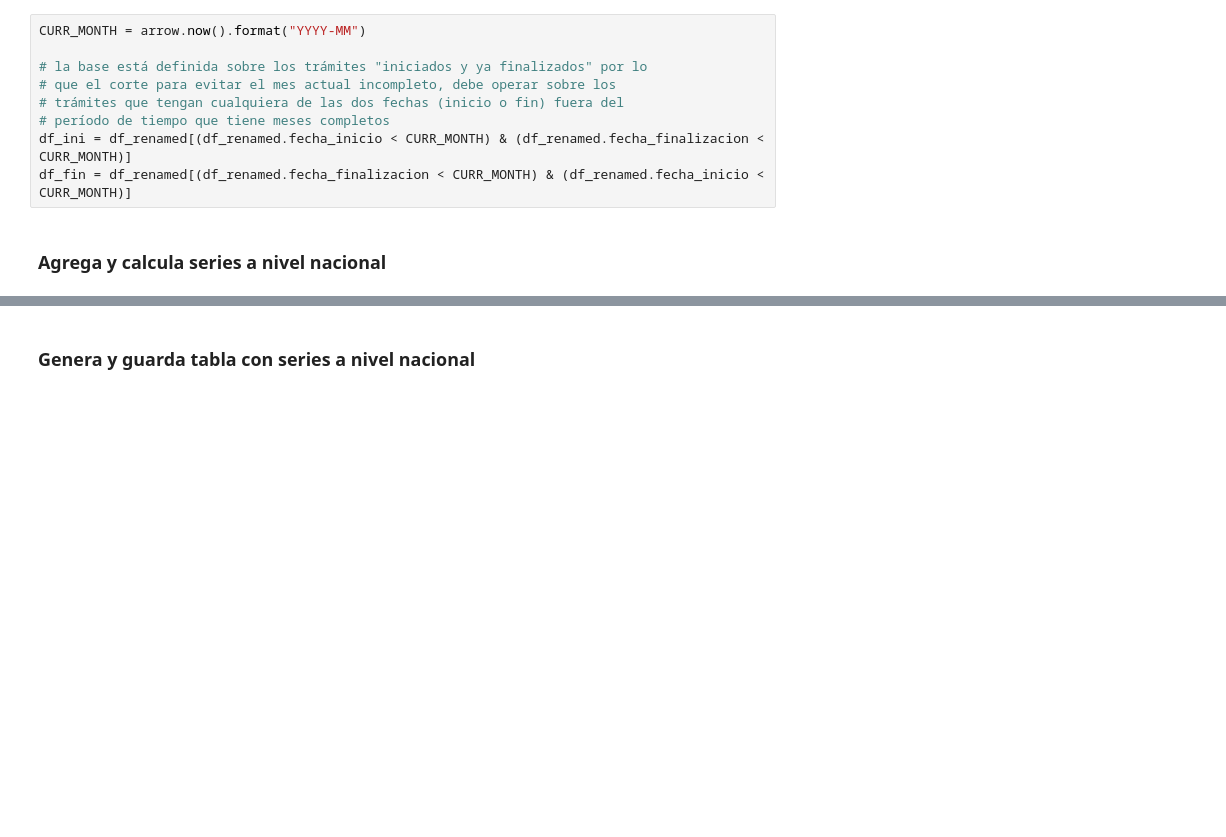
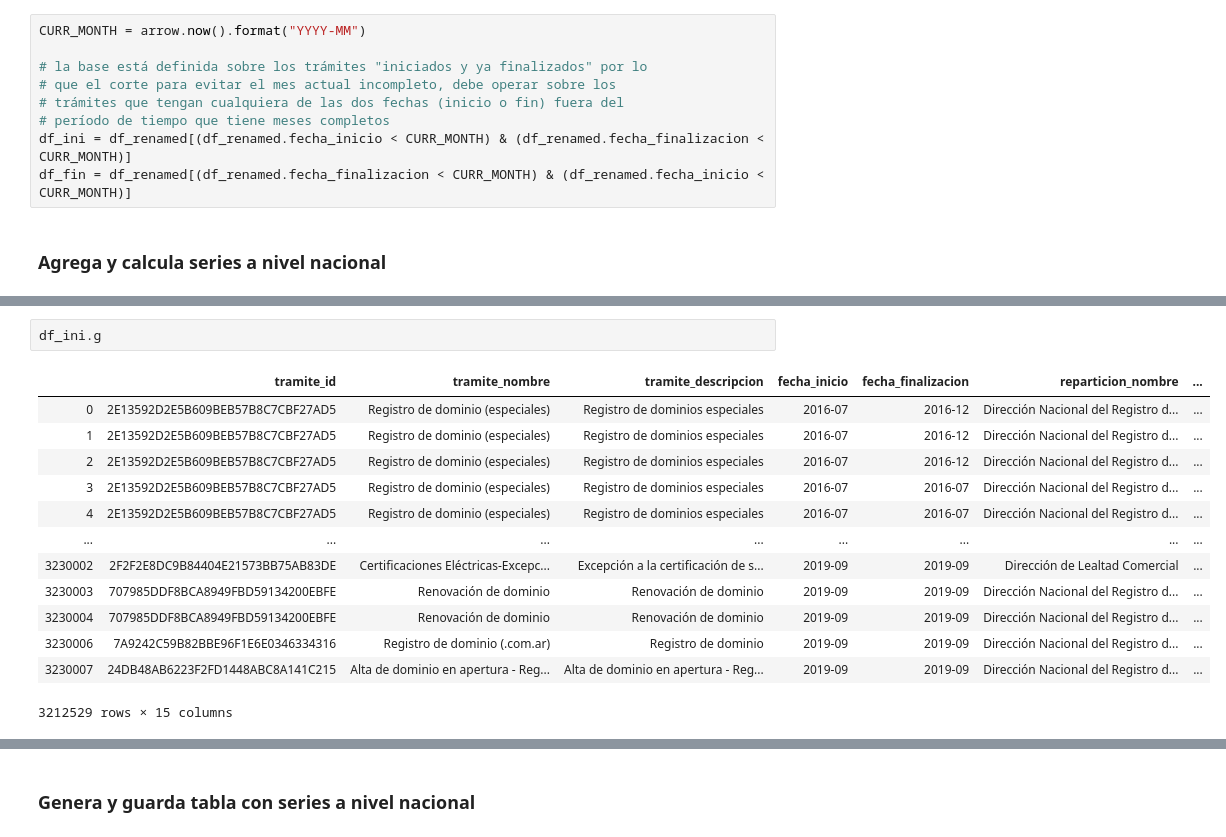
Before and after one commit to datosgobar/datasets-portal, a Jupyter notebook: tramites-distancia/TAD | Rutina de limpieza para publicación.ipynb, the cells around one changed output, grey strips where cells are left out. Cells and saved outputs as stored; diff of their text form; blank space fills up the shorter version.

```diff
--- a/tramites-distancia/TAD | Rutina de limpieza para publicación.ipynb
+++ b/tramites-distancia/TAD | Rutina de limpieza para publicación.ipynb
@@ -268,3 +278,19 @@ df_fin = df_renamed[(df_renamed.fecha_finalizacion < CURR_MONTH) & (df_renamed.f
+# %%
+df_ini.g
+# %% [output]
+|  | tramite_id | tramite_nombre | tramite_descripcion | fecha_inicio | fecha_finalizacion | reparticion_nombre | ... |
+| 0 | 2E13592D2E5B609BEB57B8C7CBF27AD5 | Registro de dominio (especiales) | Registro de dominios especiales | 2016-07 | 2016-12 | Dirección Nacional del Registro d... | ... |
+| 1 | 2E13592D2E5B609BEB57B8C7CBF27AD5 | Registro de dominio (especiales) | Registro de dominios especiales | 2016-07 | 2016-12 | Dirección Nacional del Registro d... | ... |
+| 2 | 2E13592D2E5B609BEB57B8C7CBF27AD5 | Registro de dominio (especiales) | Registro de dominios especiales | 2016-07 | 2016-12 | Dirección Nacional del Registro d... | ... |
+| 3 | 2E13592D2E5B609BEB57B8C7CBF27AD5 | Registro de dominio (especiales) | Registro de dominios especiales | 2016-07 | 2016-07 | Dirección Nacional del Registro d... | ... |
+| 4 | 2E13592D2E5B609BEB57B8C7CBF27AD5 | Registro de dominio (especiales) | Registro de dominios especiales | 2016-07 | 2016-07 | Dirección Nacional del Registro d... | ... |
+| ... | ... | ... | ... | ... | ... | ... | ... |
+| 3230002 | 2F2F2E8DC9B84404E21573BB75AB83DE | Certificaciones Eléctricas-Excepc... | Excepción a la certificación de s... | 2019-09 | 2019-09 | Dirección de Lealtad Comercial | ... |
+| 3230003 | 707985DDF8BCA8949FBD59134200EBFE | Renovación de dominio | Renovación de dominio | 2019-09 | 2019-09 | Dirección Nacional del Registro d... | ... |
+| 3230004 | 707985DDF8BCA8949FBD59134200EBFE | Renovación de dominio | Renovación de dominio | 2019-09 | 2019-09 | Dirección Nacional del Registro d... | ... |
+| 3230006 | 7A9242C59B82BBE96F1E6E0346334316 | Registro de dominio (.com.ar) | Registro de dominio | 2019-09 | 2019-09 | Dirección Nacional del Registro d... | ... |
+| 3230007 | 24DB48AB6223F2FD1448ABC8A141C215 | Alta de dominio en apertura - Reg... | Alta de dominio en apertura - Reg... | 2019-09 | 2019-09 | Dirección Nacional del Registro d... | ... |
+3212529 rows × 15 columns
 # %%
 # genera un pd.Series por cada serie nacional
 
```
Also changed, not shown: parts of 8 cells of this notebook, 1 other file.
